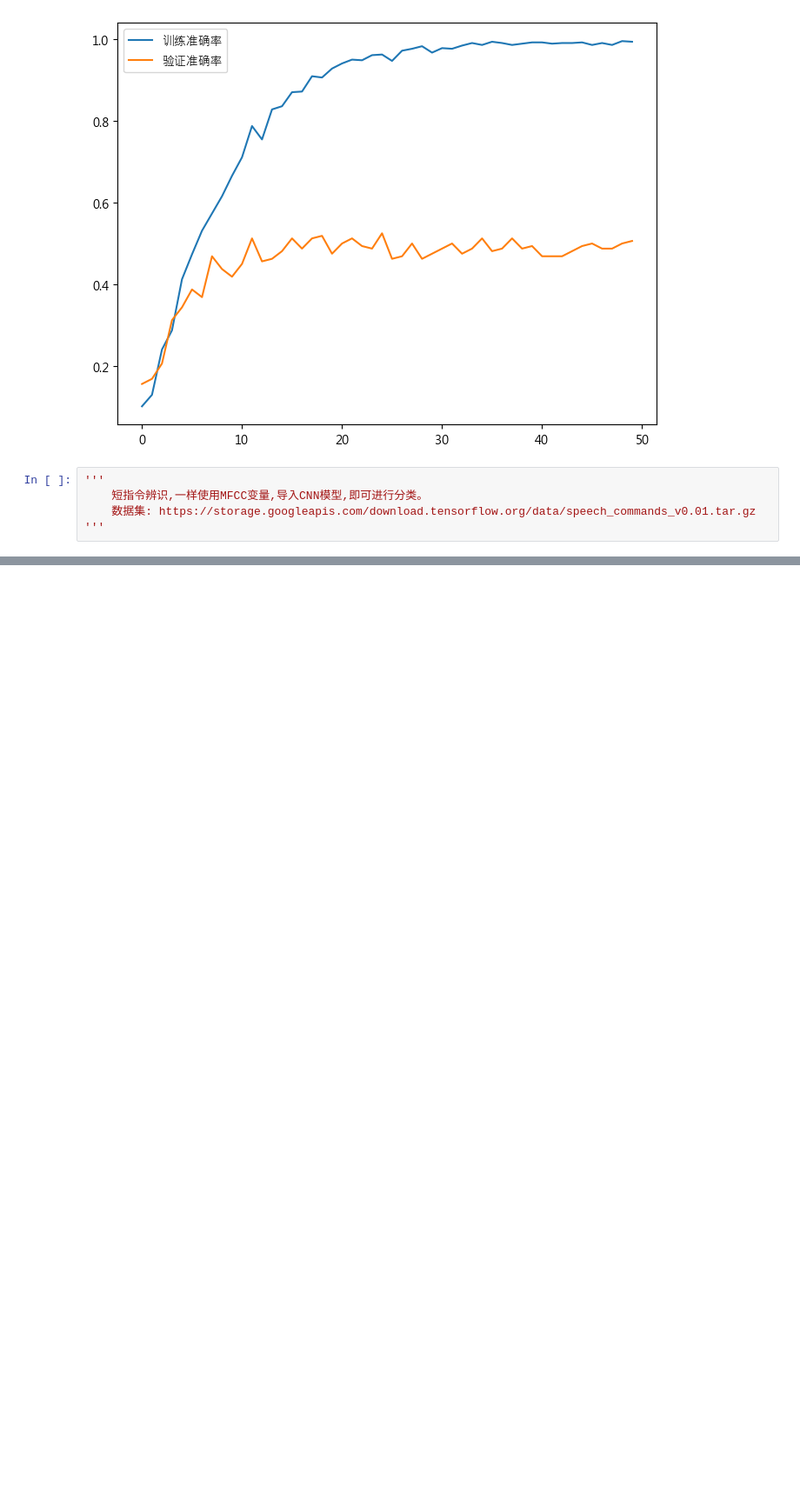
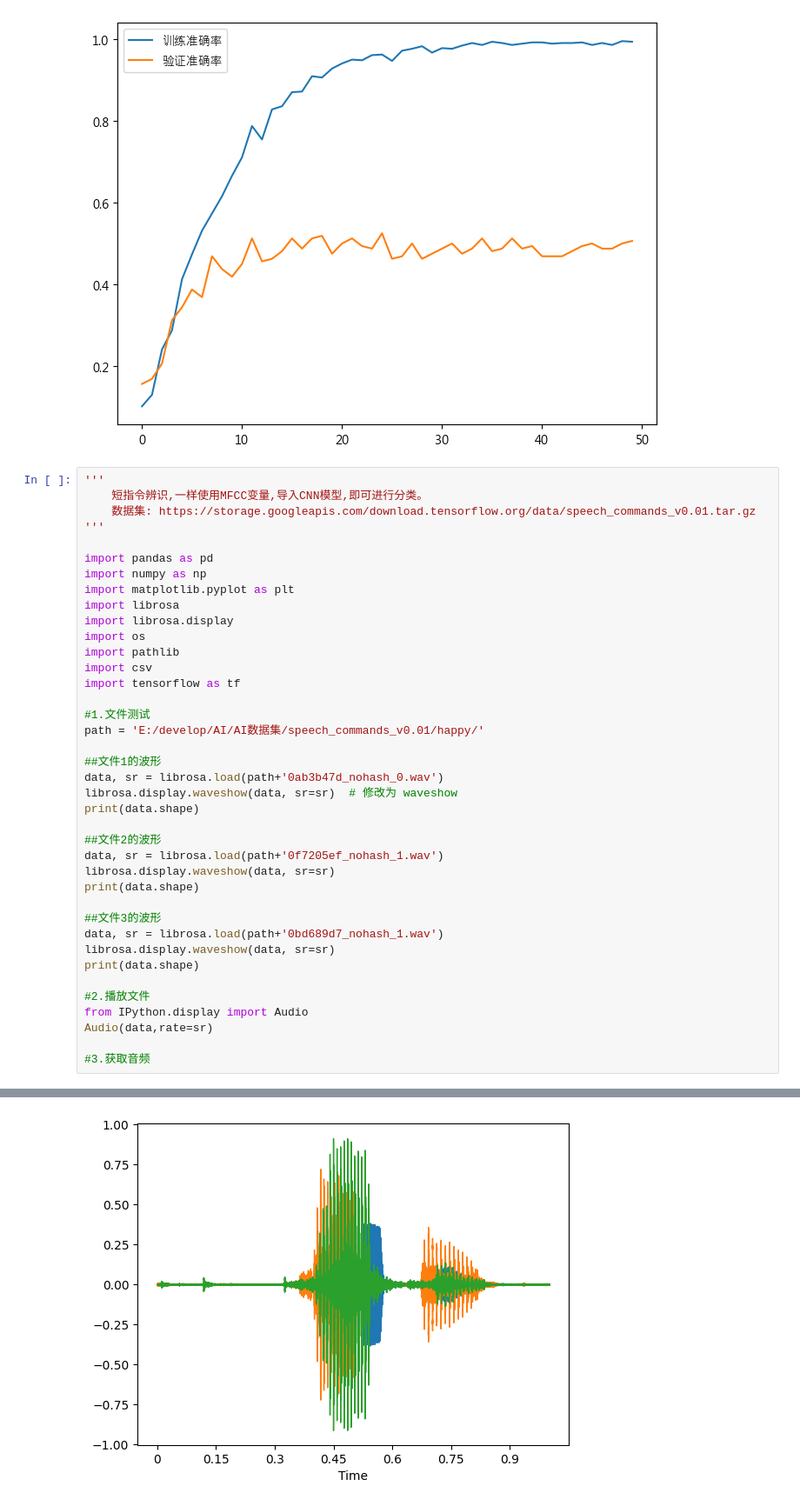
Before and after one commit to OnlyWell/d2l_tensorflow, a Jupyter notebook: book_charter/asr/music_genre_classify.ipynb, the cells around one changed output, grey strips where cells are left out. Shown at 87% size. Saved outputs shown, nothing was run; the diff lists cells and outputs as text; blank space fills up the shorter version.

```diff
--- a/book_charter/asr/music_genre_classify.ipynb
+++ b/book_charter/asr/music_genre_classify.ipynb
@@ -255,3 +257,38 @@ compile_metrics:0.4000
     短指令辨识,一样使用MFCC变量,导入CNN模型,即可进行分类。
     数据集: https://storage.googleapis.com/download.tensorflow.org/data/speech_commands_v0.01.tar.gz
 '''
+
+import pandas as pd
+import numpy as np
+import matplotlib.pyplot as plt
+import librosa
+import librosa.display
+import os
+import pathlib
+import csv
+import tensorflow as tf
+
+#1.文件测试
+path = 'E:/develop/AI/AI数据集/speech_commands_v0.01/happy/'
+
+##文件1的波形
+data, sr = librosa.load(path+'0ab3b47d_nohash_0.wav')
+librosa.display.waveshow(data, sr=sr)  # 修改为 waveshow
+print(data.shape)
+
+##文件2的波形
+data, sr = librosa.load(path+'0f7205ef_nohash_1.wav')
+librosa.display.waveshow(data, sr=sr)
+print(data.shape)
+
+##文件3的波形
+data, sr = librosa.load(path+'0bd689d7_nohash_1.wav')
+librosa.display.waveshow(data, sr=sr)
+print(data.shape)
+
+#2.播放文件
+from IPython.display import Audio
+Audio(data,rate=sr)
+
+#3.获取音频
+# %% [output]
@@ -257,0 +299 @@ compile_metrics:0.4000
+[figure, added]
```
Also changed, not shown: parts of 2 cells of this notebook.
